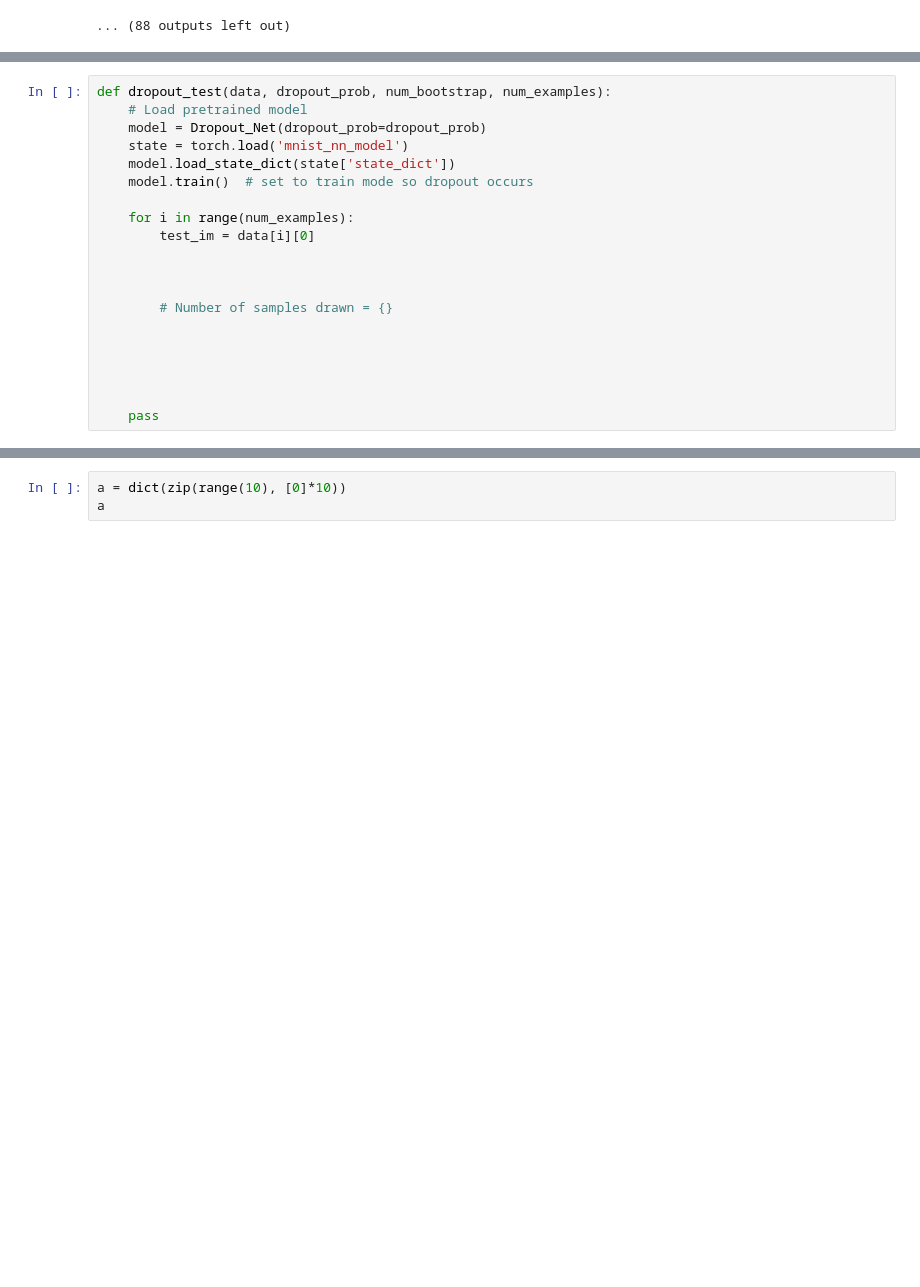
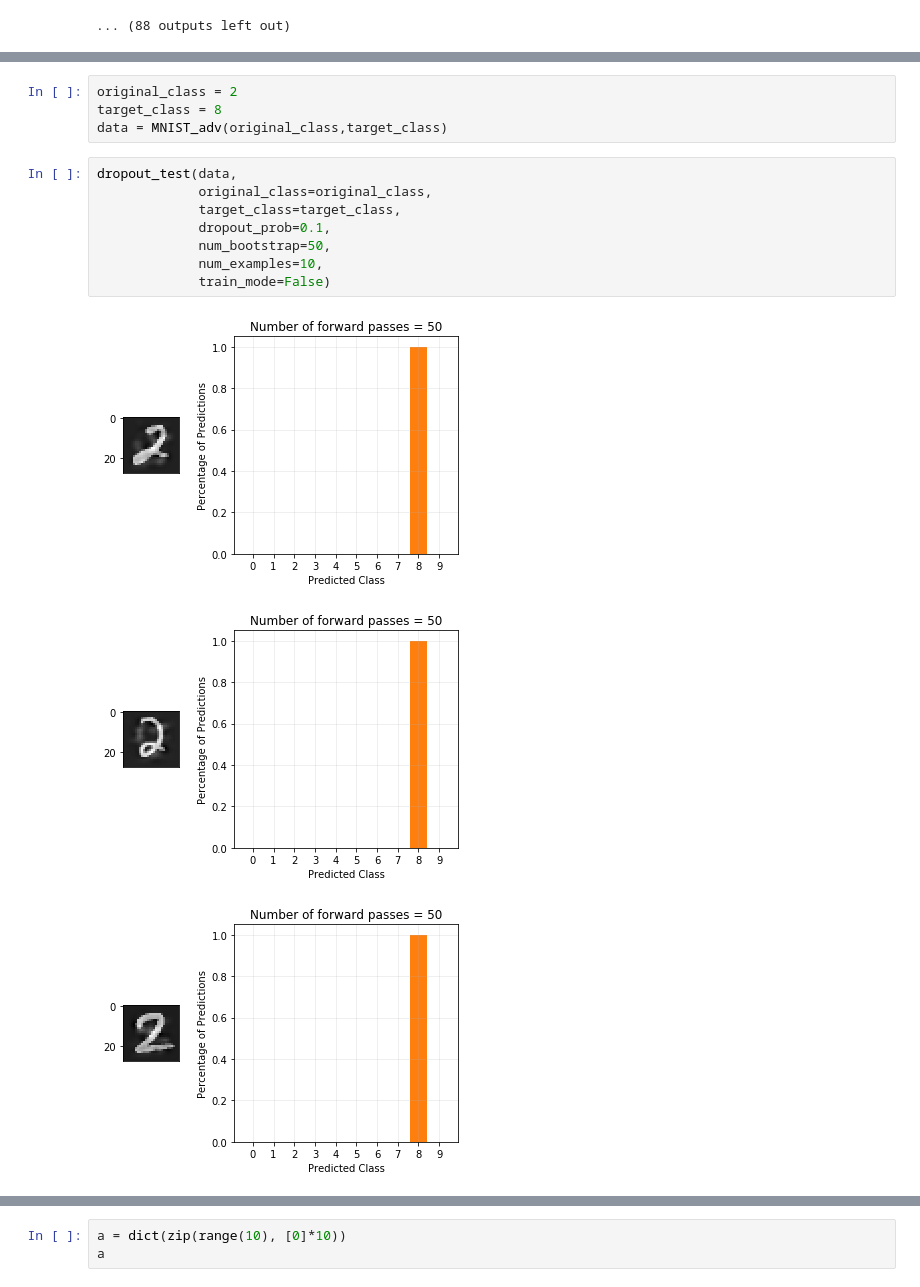
Before and after one commit to justinpyron/CS-231, a Jupyter notebook: Project/get_examples/dropout_defense.ipynb, the cells around one changed output, grey strips where cells are left out. Cells and saved outputs as stored; diff of their text form; blank space fills up the shorter version.

```diff
--- a/Project/get_examples/dropout_defense.ipynb
+++ b/Project/get_examples/dropout_defense.ipynb
@@ -260,20 +259,0 @@ plt.show()
-# %%
-def dropout_test(data, dropout_prob, num_bootstrap, num_examples):
-    # Load pretrained model
-    model = Dropout_Net(dropout_prob=dropout_prob)
-    state = torch.load('mnist_nn_model')
-    model.load_state_dict(state['state_dict'])
-    model.train()  # set to train mode so dropout occurs
-
-    for i in range(num_examples):
-        test_im = data[i][0]
-
-
-
-        # Number of samples drawn = {}
-
-
-
-
-
-    pass
@@ -279,0 +302,16 @@ def dropout_test(data, dropout_prob, num_bootstrap, num_examples):
+# %%
+original_class = 2
+target_class = 8
+data = MNIST_adv(original_class,target_class)
+# %%
+dropout_test(data,
+             original_class=original_class,
+             target_class=target_class,
+             dropout_prob=0.1,
+             num_bootstrap=50,
+             num_examples=10,
+             train_mode=False)
+# %% [output]
+[figure, added]
+[figure, added]
+[figure, added]
```
Also changed, not shown: parts of 3 cells of this notebook.
